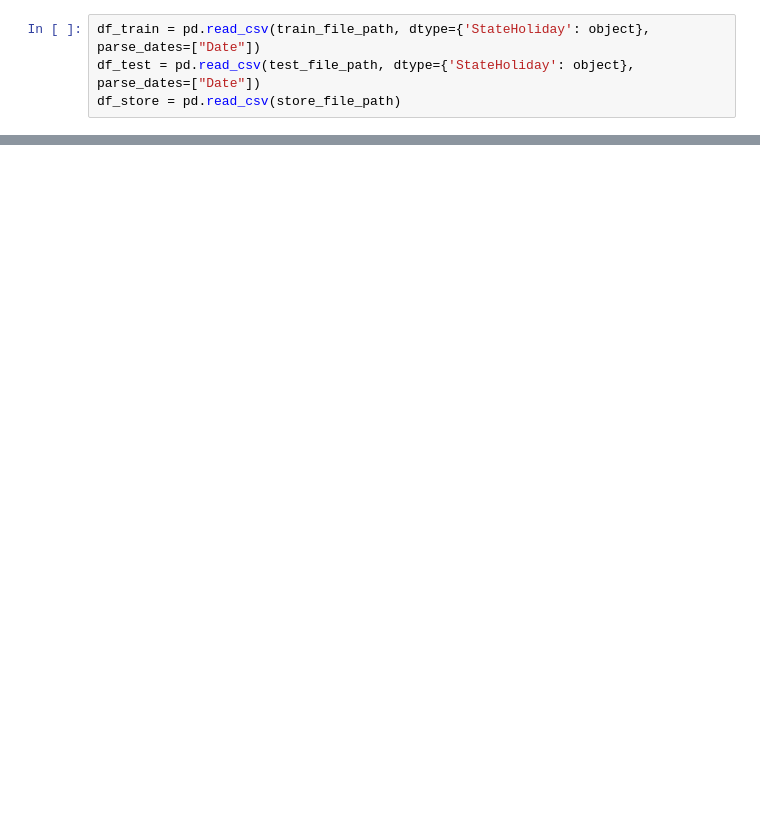
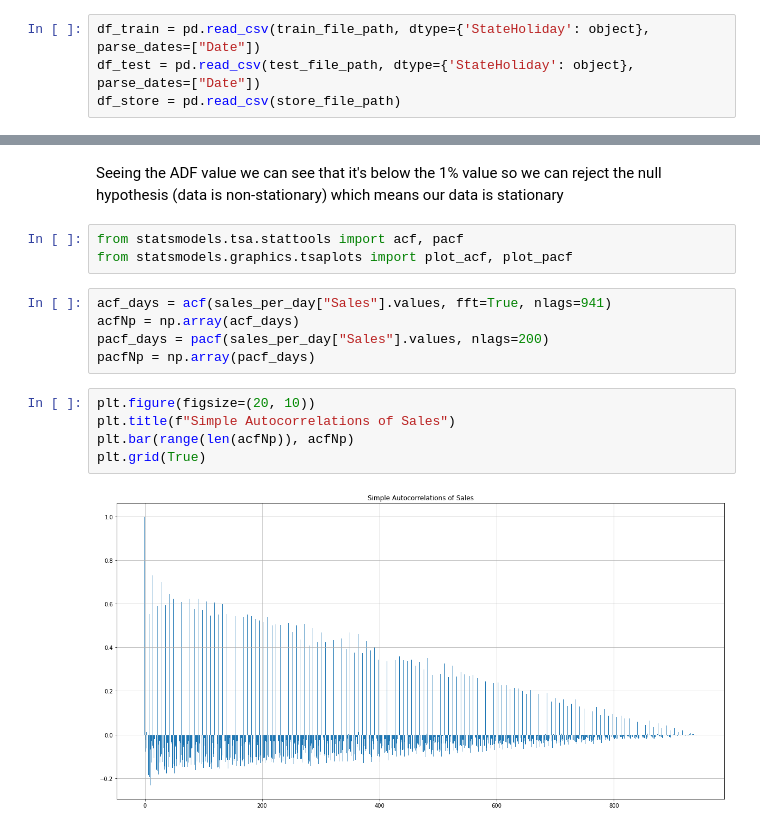
Before and after one commit to nahomfix/Pharmaceutical-Sales, a Jupyter notebook: notebooks/deep_learning.ipynb, the cells around one changed output, grey strips where cells are left out. Drawn from its saved outputs; the diff is of its cells as text; blank space fills up the shorter version.

```diff
--- a/notebooks/deep_learning.ipynb
+++ b/notebooks/deep_learning.ipynb
@@ -29,0 +59,17 @@ df_store = pd.read_csv(store_file_path)
+# %% [markdown]
+Seeing the ADF value we can see that it's below the 1% value so we can reject the null hypothesis (data is non-stationary) which means our data is stationary
+# %%
+from statsmodels.tsa.stattools import acf, pacf
+from statsmodels.graphics.tsaplots import plot_acf, plot_pacf
+# %%
+acf_days = acf(sales_per_day["Sales"].values, fft=True, nlags=941)
+acfNp = np.array(acf_days)
+pacf_days = pacf(sales_per_day["Sales"].values, nlags=200)
+pacfNp = np.array(pacf_days)
+# %%
+plt.figure(figsize=(20, 10))
+plt.title(f"Simple Autocorrelations of Sales")
+plt.bar(range(len(acfNp)), acfNp)
+plt.grid(True)
+# %% [output]
+[figure, added]
```
Also changed, not shown: parts of 33 cells of this notebook, 1 other file.
